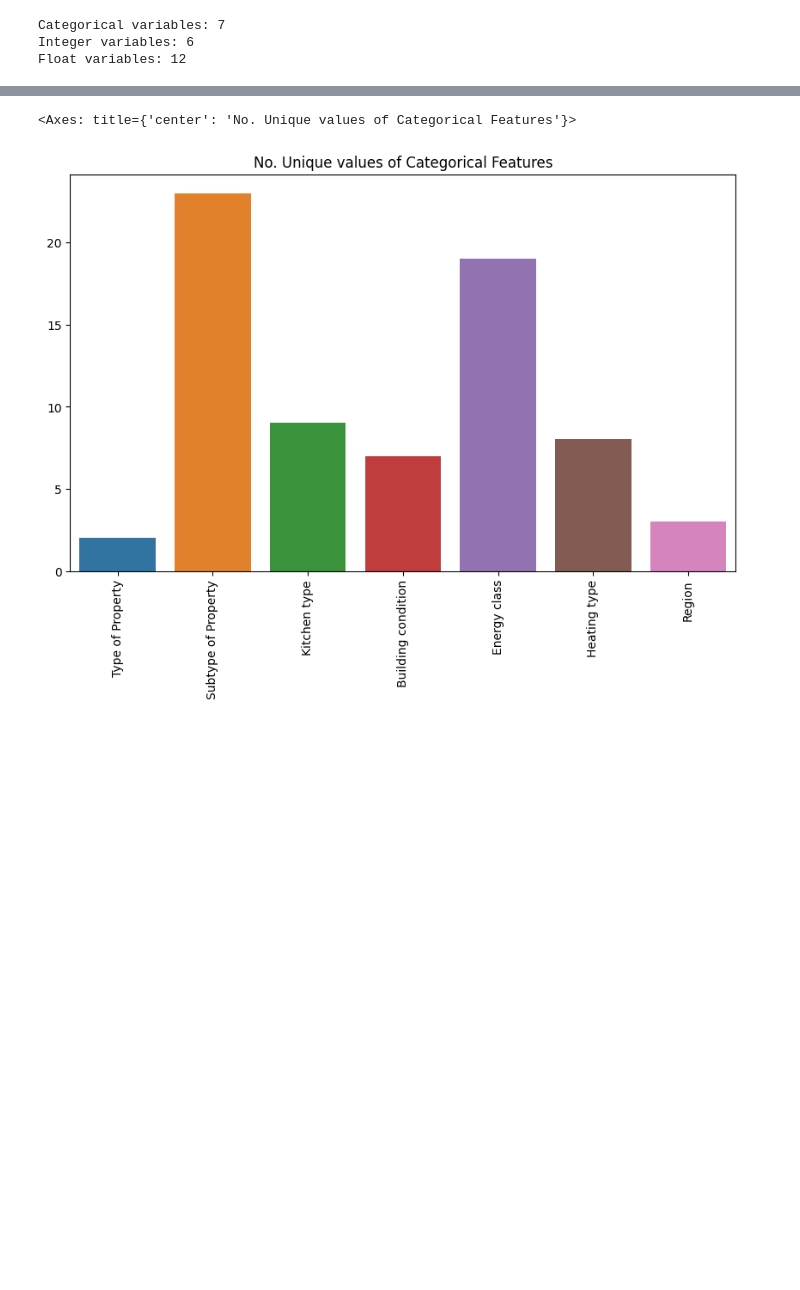
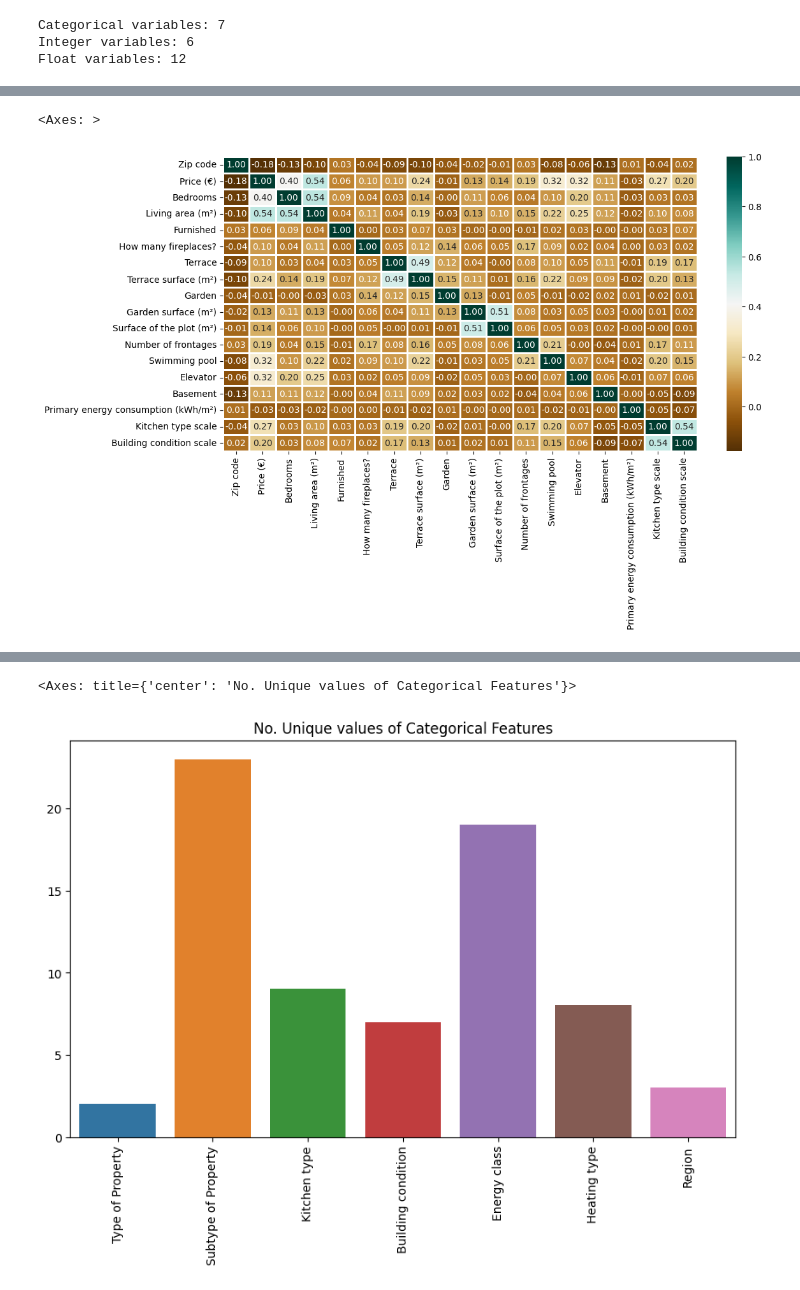
Before and after one commit to svstm/immo_eliza_regression, a Jupyter notebook: preprocessing_said.ipynb, the cells around one changed output, grey strips where cells are left out. Saved outputs shown, nothing was run; the diff lists cells and outputs as text; code cells hidden in the pictures; blank space fills up the shorter version.

```diff
--- a/preprocessing_said.ipynb
+++ b/preprocessing_said.ipynb
@@ -65,0 +211,10 @@ sns.heatmap(df__pro_num.corr(),
+# %%
+plt.figure(figsize=(12, 6))
+sns.heatmap(df_h_num.corr(),
+            cmap = 'BrBG',
+            fmt = '.2f',
+            linewidths = 2,
+            annot = True)
+# %% [output]
+<Axes: >
+[figure, added]
```
Also changed, not shown: parts of 33 cells of this notebook, 3 other files.
